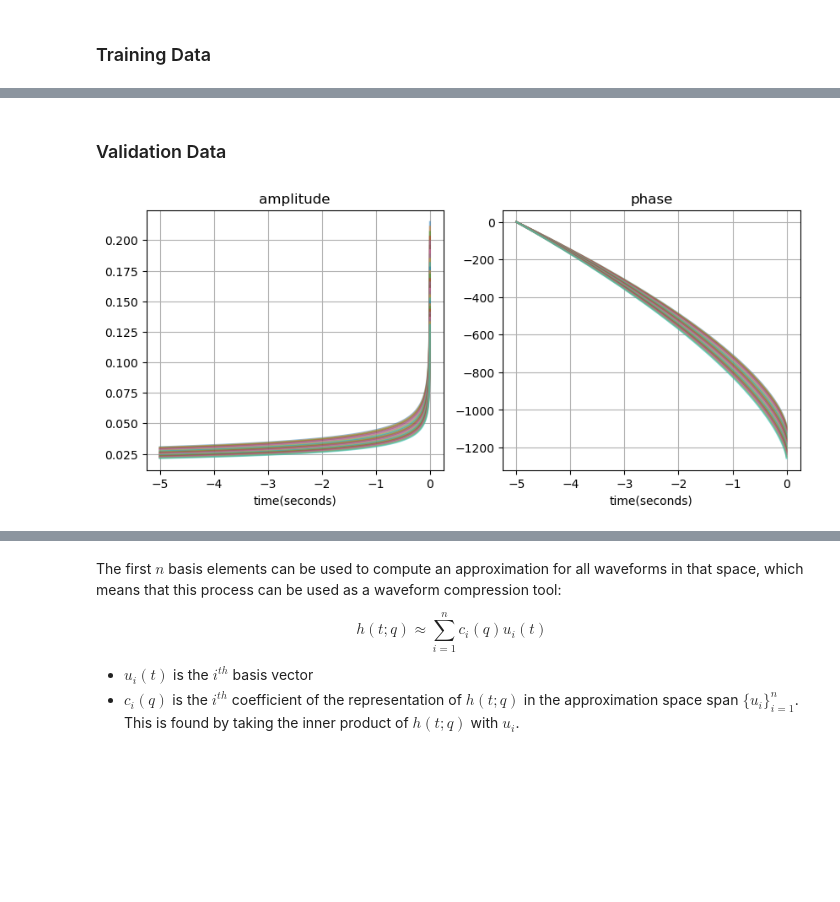
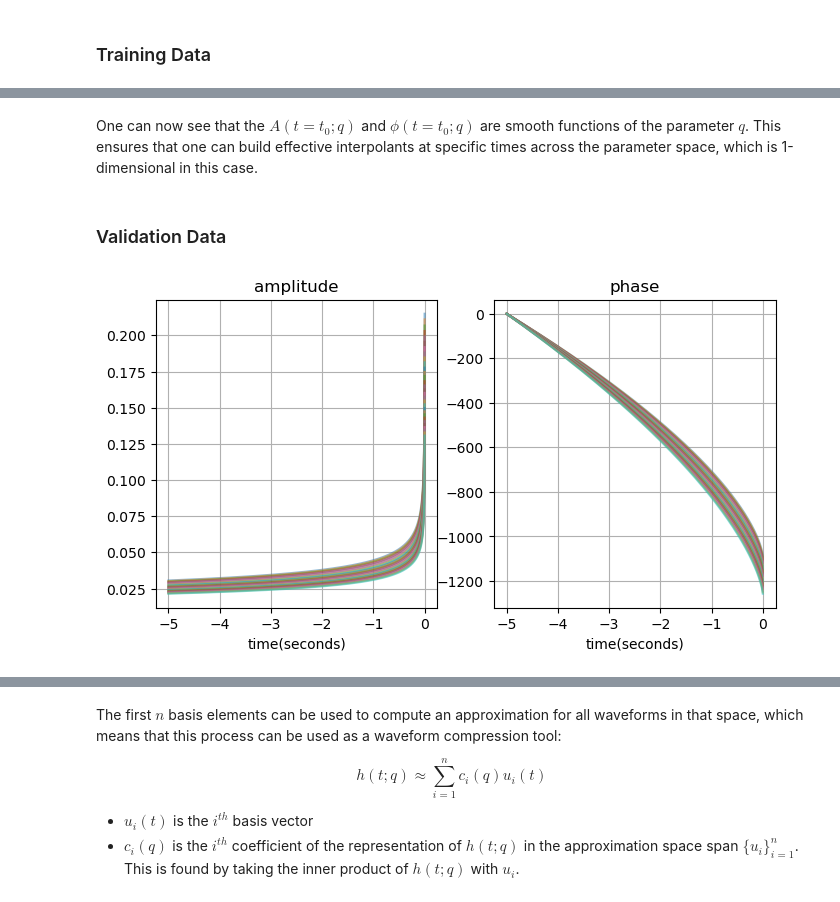
Before and after one commit to a-ravichandran/GW_surrogate_modellin_tutorial, a Jupyter notebook: surrogate4gw.ipynb, the cells around one changed output, grey strips where cells are left out. Saved outputs shown, nothing was run; the diff lists cells and outputs as text; code cells hidden in the pictures; blank space fills up the shorter version.

```diff
--- a/surrogate4gw.ipynb
+++ b/surrogate4gw.ipynb
@@ -99,7 +104,7 @@ distance = 100
 q_ts = np.arange(2.0,5.0+eps,.1) # mass ratio training set
 ts = [] # empty training set list
 
-fig = plt.figure(figsize=[10,4])
+fig = plt.figure(figsize=[8,4])
 axs = fig.subplots(nrows=1, ncols=2)
 
 for q in q_ts:
@@ -134,3 +185,5 @@ for t in ts:
+# %% [markdown]
+One can now see that the $A(t=t_0; q)$ and $\phi(t=t_0; q)$ are smooth functions of the parameter $q$. This ensures that one can build effective interpolants at specific times across the parameter space, which is 1-dimensional in this case.
 # %% [markdown]
 ### Validation Data
 # %%
@@ -149,38 +202,38 @@ distance = 100
 q_vs = np.arange(2.05,4.95+eps,.1) # mass ratio validation set
 vs = [] # empty validation set list
 
-fig = plt.figure(figsize=[10,4])
+fig = plt.figure(figsize=[8,4])
 axs = fig.subplots(nrows=1, ncols=2)
 
 for q in q_vs:
     # CONVENTION: m1=BH m2=NS
     mass1 = q*M/(1+q)
     mass2 = M/(1+q)
 
     h = wf_wrapper(approximant=approximant, mass1=mass1, mass2=mass2,
                 delta_t=delta_t, f_lower=f_lower,
                 chi1=chi1, chi2=chi2, distance=distance)
     vs.append([q,h])
 
     axs[0].plot(h.sample_times, abs(h.data), alpha=.5)
     axs[0].set_xlabel("time(seconds)")
     axs[0].set_title("amplitude")
 
     axs[1].plot(h.sample_times, np.unwrap(np.angle(h.data)), alpha=.5)
     axs[1].set_xlabel("time(seconds)")
     axs[1].set_title("phase")
 
 axs[0].grid()
 axs[1].grid()
 
 for t in vs:
     l = len(t[1].data)
     l0 = (5/delta_t)
     t[1] = np.array(t[1].data)
     if l>l0:
         t[1] = t[1][:-int(l-l0)]
 # %% [output]
-[figure, old version]
+[figure, new version]
 # %% [markdown]
 ## STEP-2: Building a Reduced Basis of Waveforms
 
```
Also changed, not shown: parts of 30 cells of this notebook, 1 other file.
